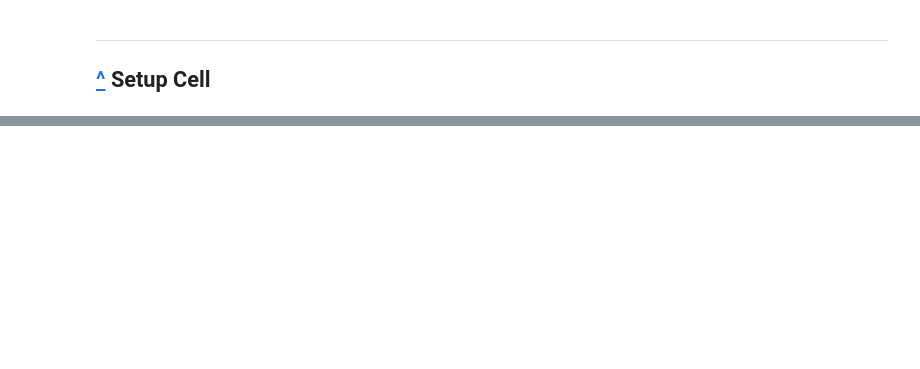
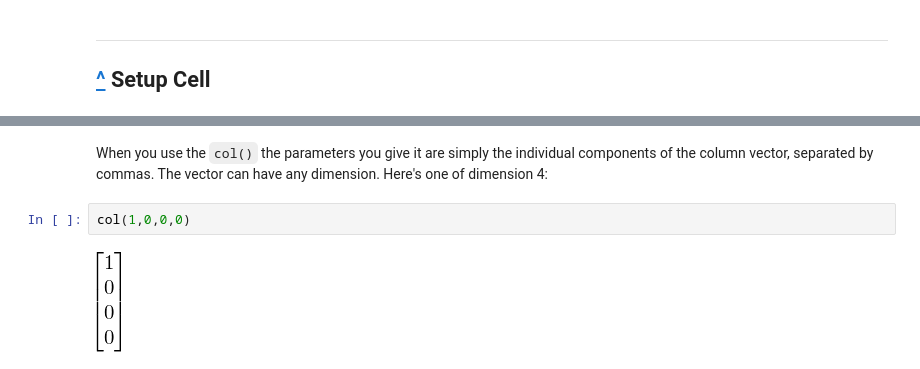
Before and after one commit to Mike-Witt/Mike-Witt.github.io, a Jupyter notebook: SG/Sglib.ipynb, the cells around one changed output, grey strips where cells are left out. Saved outputs shown, nothing was run; the diff lists cells and outputs as text; blank space fills up the shorter version.

```diff
--- a/SG/Sglib.ipynb
+++ b/SG/Sglib.ipynb
@@ -26,0 +45,8 @@ Autosave disabled
+# %% [markdown]
+When you use the <code>col()</code> the parameters you give it are simply
+the individual components of the column vector, separated by commas. The
+vector can have any dimension. Here's one of dimension 4:
+# %%
+col(1,0,0,0)
+# %% [output]
+[figure, added]
```
Also changed, not shown: parts of 19 cells of this notebook, 8 other files.
